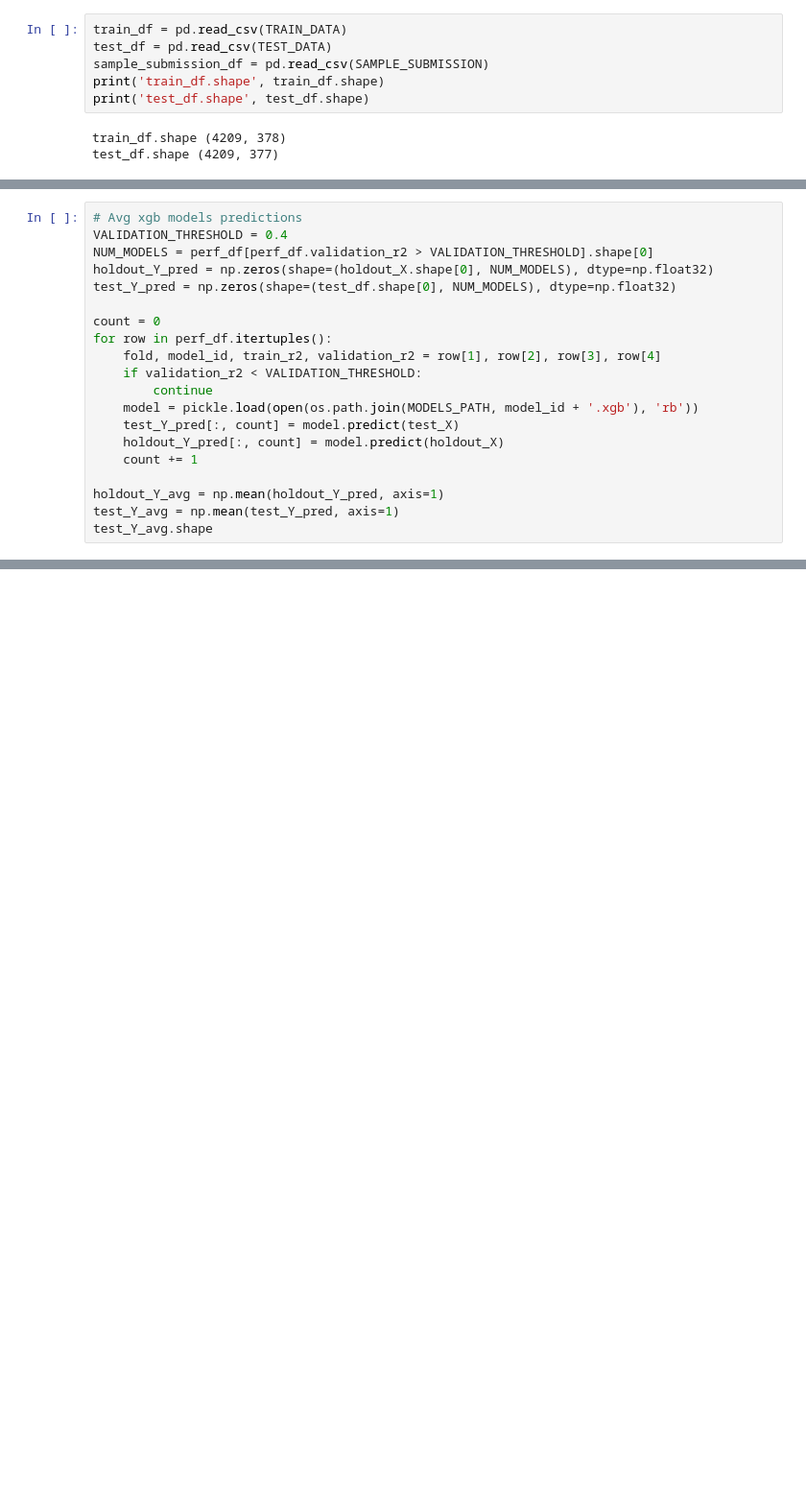
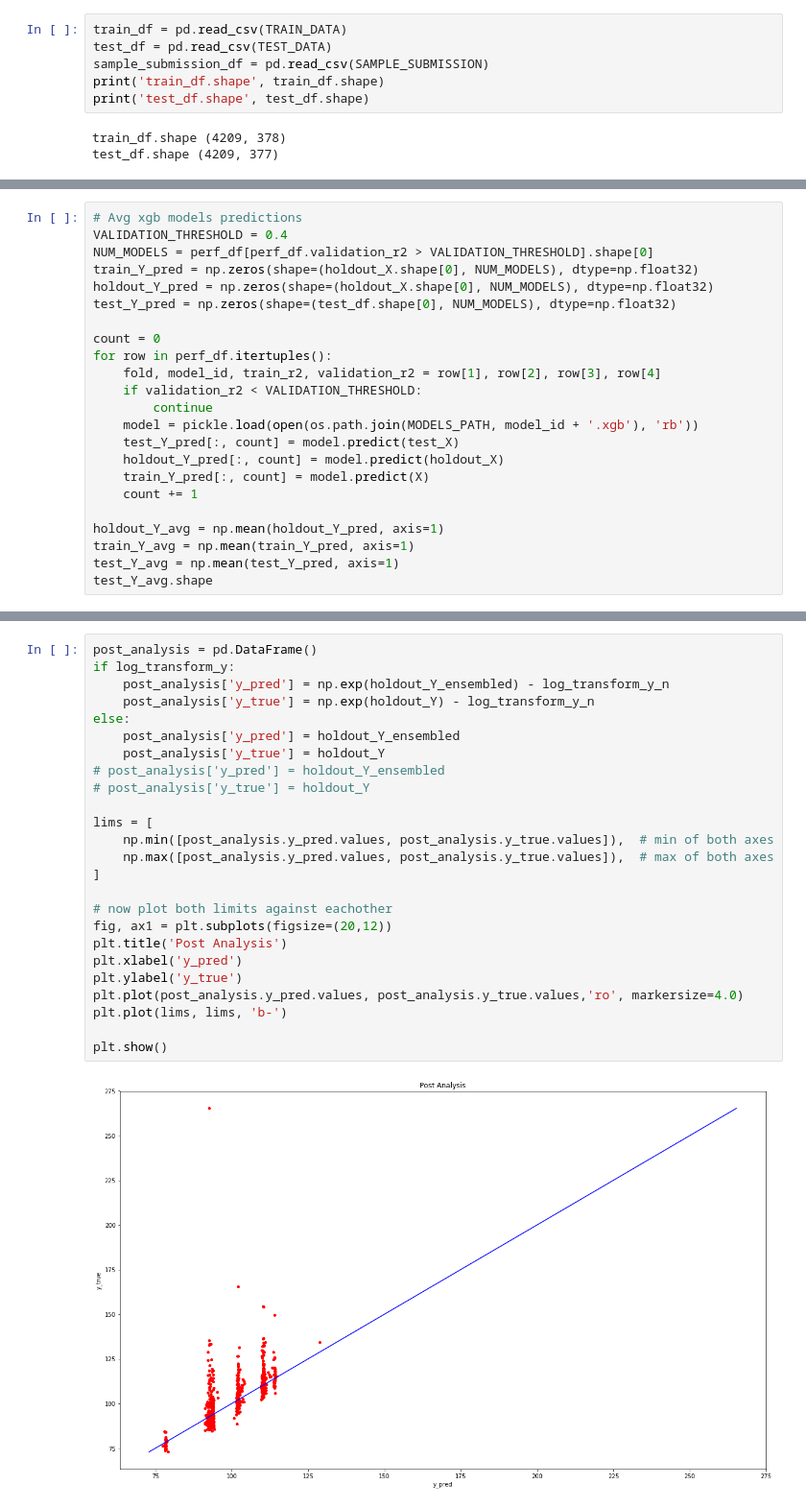
Before and after one commit to malhotraa/mercedes-benz-greener-manufacturing, a Jupyter notebook: notebooks/model_magic.ipynb, the cells around one changed output, grey strips where cells are left out. Shown: that part at 96% size. Cells and saved outputs as stored; diff of their text form; blank space fills up the shorter version.

```diff
--- a/notebooks/model_magic.ipynb
+++ b/notebooks/model_magic.ipynb
@@ -253,6 +262,7 @@ avg train r2 0.717526687365 avg validation r2 0.579376168017 avg holdout r2 0.56
 # Avg xgb models predictions
 VALIDATION_THRESHOLD = 0.4
 NUM_MODELS = perf_df[perf_df.validation_r2 > VALIDATION_THRESHOLD].shape[0]
+train_Y_pred = np.zeros(shape=(holdout_X.shape[0], NUM_MODELS), dtype=np.float32)
 holdout_Y_pred = np.zeros(shape=(holdout_X.shape[0], NUM_MODELS), dtype=np.float32)
 test_Y_pred = np.zeros(shape=(test_df.shape[0], NUM_MODELS), dtype=np.float32)
 
@@ -264,9 +274,11 @@ for row in perf_df.itertuples():
     model = pickle.load(open(os.path.join(MODELS_PATH, model_id + '.xgb'), 'rb'))
     test_Y_pred[:, count] = model.predict(test_X)
     holdout_Y_pred[:, count] = model.predict(holdout_X)
+    train_Y_pred[:, count] = model.predict(X)
     count += 1
 
 holdout_Y_avg = np.mean(holdout_Y_pred, axis=1)
+train_Y_avg = np.mean(train_Y_pred, axis=1)
 test_Y_avg = np.mean(test_Y_pred, axis=1)
 test_Y_avg.shape
 # %% [output]
@@ -470,0 +525,27 @@ plt.show()
+# %%
+post_analysis = pd.DataFrame()
+if log_transform_y:
+    post_analysis['y_pred'] = np.exp(holdout_Y_ensembled) - log_transform_y_n
+    post_analysis['y_true'] = np.exp(holdout_Y) - log_transform_y_n
+else:
+    post_analysis['y_pred'] = holdout_Y_ensembled
+    post_analysis['y_true'] = holdout_Y
+# post_analysis['y_pred'] = holdout_Y_ensembled
+# post_analysis['y_true'] = holdout_Y
+
+lims = [
+    np.min([post_analysis.y_pred.values, post_analysis.y_true.values]),  # min of both axes
+    np.max([post_analysis.y_pred.values, post_analysis.y_true.values]),  # max of both axes
+]
+
+# now plot both limits against eachother
+fig, ax1 = plt.subplots(figsize=(20,12))
+plt.title('Post Analysis')
+plt.xlabel('y_pred')
+plt.ylabel('y_true')
+plt.plot(post_analysis.y_pred.values, post_analysis.y_true.values,'ro', markersize=4.0)
+plt.plot(lims, lims, 'b-')
+
+plt.show()
+# %% [output]
+[figure, added]
```
Also changed, not shown: parts of 16 cells of this notebook.
